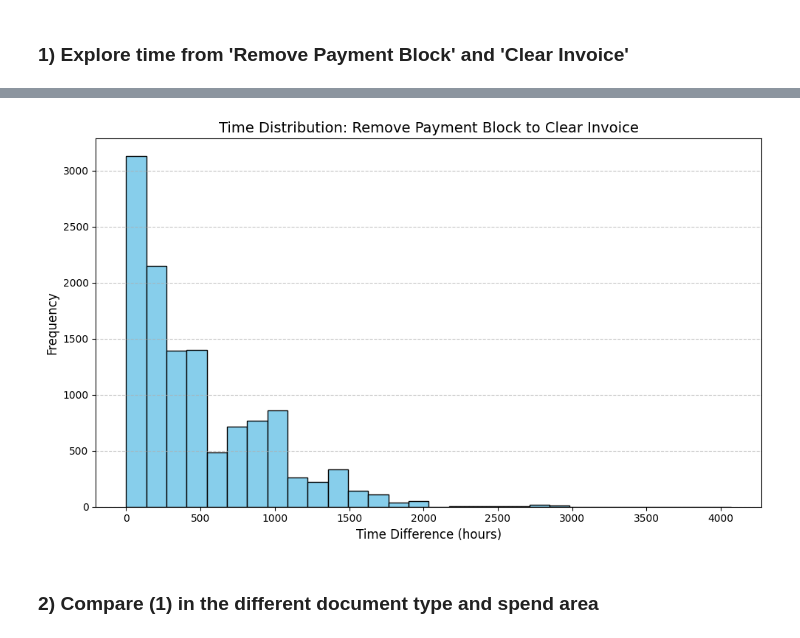
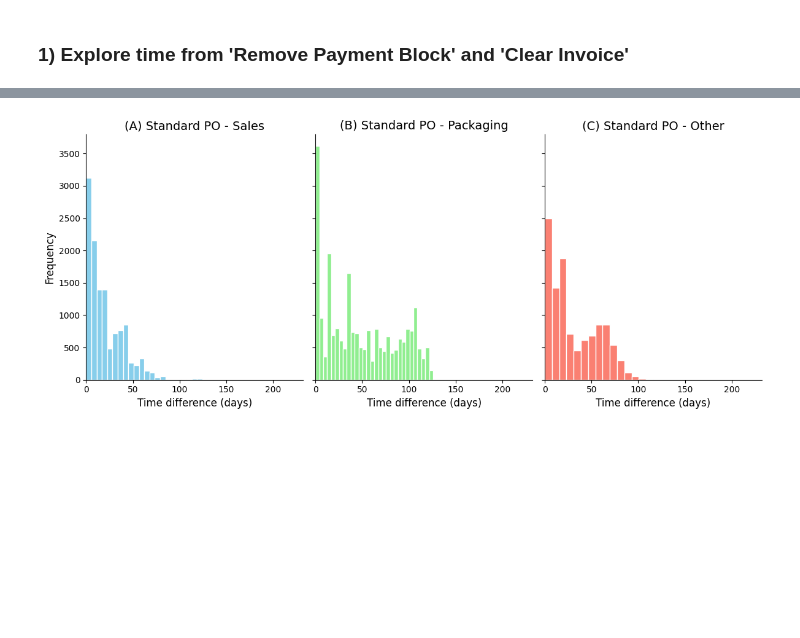
Before and after one commit to sampledrift42/MDS-PODS-Proj1, a Jupyter notebook: data_preparation/data_exploration.ipynb, the cells around one changed output, grey strips where cells are left out. Drawn from its saved outputs; the diff is of its cells as text; code cells hidden in the pictures; blank space fills up the shorter version.

```diff
--- a/data_preparation/data_exploration.ipynb
+++ b/data_preparation/data_exploration.ipynb
@@ -501,11 +522,7 @@ def calculate_time_differences(event_log, activity1, activity2):
         for i in range(len(trace) - 1):
             if trace[i]['concept:name'] == activity1 and trace[i + 1]['concept:name'] == activity2:
                 time_diff = trace[i + 1]['time:timestamp'] - trace[i]['time:timestamp']
-                time_differences.append(time_diff.total_seconds() / 3600)
+                time_differences.append(time_diff.total_seconds() / 86400)
 
     time_diff_df = pd.DataFrame({'time_difference': time_differences})
     return time_diff_df
-
-# Time difference between Remove Payment Block and Clear Invoice
-t_diff_standardpo_sales = calculate_time_differences(standardpo_sales_log, 'Remove Payment Block', 'Clear Invoice')
-t_diff_standardpo_sales
@@ -526,15 +529,51 @@ t_diff_standardpo_sales
-# %%
-# Plot the distribution
-
-plt.figure(figsize=(10, 6))
-plt.hist(t_diff_standardpo_sales['time_difference'], bins=30, color='skyblue', edgecolor='black')
-plt.xlabel('Time Difference (hours)', fontsize=12)
-plt.ylabel('Frequency', fontsize=12)
-plt.title('Time Distribution: Remove Payment Block to Clear Invoice', fontsize=14)
-plt.grid(axis='y', linestyle='--', alpha=0.7)
-plt.tight_layout()
-plt.show()
-# %% [output]
-[figure, removed]
-# %% [markdown]
-### 2) Compare (1) in the different document type and spend area
+# %%
+# Histograms of the time difference of Document type = Standard PO
+
+# Time difference between Remove Payment Block and Clear Invoice
+t_diff_standardpo_sales = calculate_time_differences(standardpo_sales_log, 'Remove Payment Block', 'Clear Invoice')
+t_diff_standardpo_packaging = calculate_time_differences(standardpo_packaging_log, 'Remove Payment Block', 'Clear Invoice')
+t_diff_standardpo_other = calculate_time_differences(standardpo_other_log, 'Remove Payment Block', 'Clear Invoice')
+
+# Plot (put the 3 plots together)
+common_xlim = (min(t_diff_standardpo_sales['time_difference'].min(),
+                   t_diff_standardpo_packaging['time_difference'].min(),
+                   t_diff_standardpo_other['time_difference'].min()),
+               max(t_diff_standardpo_sales['time_difference'].max(),
+                   t_diff_standardpo_packaging['time_difference'].max(),
+                   t_diff_standardpo_other['time_difference'].max()))
+
+fig, axes = plt.subplots(1, 3, figsize=(12, 5), sharey=True)
+
+axes[0].hist(t_diff_standardpo_sales['time_difference'], bins=30, color='skyblue', edgecolor='white')
+axes[0].set_xlim(common_xlim)
+axes[0].set_xlabel('Time difference (days)', fontsize=12)
+axes[0].set_ylabel('Frequency', fontsize=12)
+axes[0].set_title('(A) Standard PO - Sales', fontsize=14)
+axes[0].spines['top'].set_visible(False)
+axes[0].spines['right'].set_visible(False)
+axes[0].spines['left'].set_visible(True)
+axes[0].spines['bottom'].set_visible(True)
+
+axes[1].hist(t_diff_standardpo_packaging['time_difference'], bins=30, color='lightgreen', edgecolor='white')
+axes[1].set_xlim(common_xlim)
+axes[1].set_xlabel('Time difference (days)', fontsize=12)
+axes[1].set_title('(B) Standard PO - Packaging', fontsize=14)
+axes[1].spines['top'].set_visible(False)
+axes[1].spines['right'].set_visible(False)
+axes[1].spines['left'].set_visible(True)
+axes[1].spines['bottom'].set_visible(True)
+
+axes[2].hist(t_diff_standardpo_other['time_difference'], bins=30, color='salmon', edgecolor='white')
+axes[2].set_xlim(common_xlim)
+axes[2].set_xlabel('Time difference (days)', fontsize=12)
+axes[2].set_title('(C) Standard PO - Other', fontsize=14)
+axes[2].spines['top'].set_visible(False)
+axes[2].spines['right'].set_visible(False)
+axes[2].spines['left'].set_visible(True)
+axes[2].spines['bottom'].set_visible(True)
+
+plt.tight_layout()
+plt.savefig("histograms_standardpo.png", dpi=300, bbox_inches='tight', format='png')
+plt.show()
+# %% [output]
+[figure, added]
```
Also changed, not shown: parts of 19 cells of this notebook.
